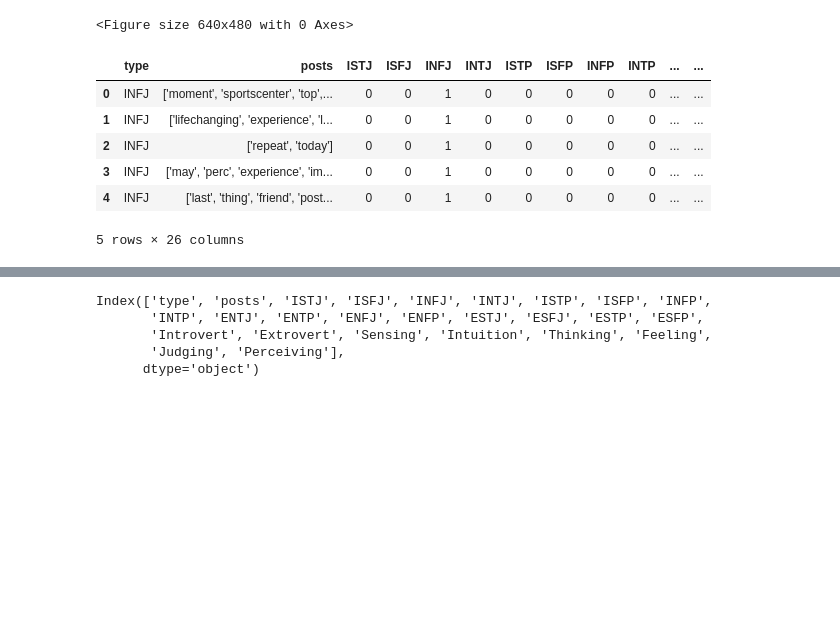
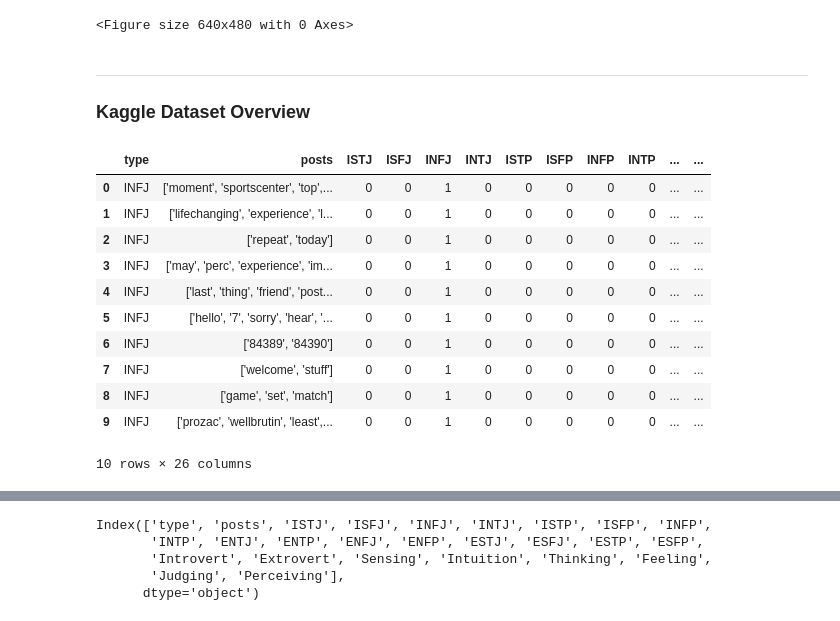
Before and after one commit to alexcyrrr/DATA780-MBTI_PROJECT, a Jupyter notebook: EDA.ipynb, the cells around one changed output, grey strips where cells are left out. Saved outputs shown, nothing was run; the diff lists cells and outputs as text; code cells hidden in the pictures; blank space fills up the shorter version.

```diff
--- a/EDA.ipynb
+++ b/EDA.ipynb
@@ -177,15 +268,21 @@ plt.savefig('images/class_word_distribution.png')
 # %% [output]
 [figure]
 <Figure size 640x480 with 0 Axes>
+# %% [markdown]
+---
+### Kaggle Dataset Overview
 # %%
-# Read kaggle dataset
-kaggle_df = pd.read_csv('data/kaggle_data.csv')
-kaggle_df.head()
+kaggle_df.head(10)
 # %% [output]
 |  | type | posts | ISTJ | ISFJ | INFJ | INTJ | ISTP | ISFP | INFP | INTP | ... | ... |
 | 0 | INFJ | ['moment', 'sportscenter', 'top',... | 0 | 0 | 1 | 0 | 0 | 0 | 0 | 0 | ... | ... |
 | 1 | INFJ | ['lifechanging', 'experience', 'l... | 0 | 0 | 1 | 0 | 0 | 0 | 0 | 0 | ... | ... |
 | 2 | INFJ | ['repeat', 'today'] | 0 | 0 | 1 | 0 | 0 | 0 | 0 | 0 | ... | ... |
 | 3 | INFJ | ['may', 'perc', 'experience', 'im... | 0 | 0 | 1 | 0 | 0 | 0 | 0 | 0 | ... | ... |
 | 4 | INFJ | ['last', 'thing', 'friend', 'post... | 0 | 0 | 1 | 0 | 0 | 0 | 0 | 0 | ... | ... |
+| 5 | INFJ | ['hello', '7', 'sorry', 'hear', '... | 0 | 0 | 1 | 0 | 0 | 0 | 0 | 0 | ... | ... |
+| 6 | INFJ | ['84389', '84390'] | 0 | 0 | 1 | 0 | 0 | 0 | 0 | 0 | ... | ... |
+| 7 | INFJ | ['welcome', 'stuff'] | 0 | 0 | 1 | 0 | 0 | 0 | 0 | 0 | ... | ... |
+| 8 | INFJ | ['game', 'set', 'match'] | 0 | 0 | 1 | 0 | 0 | 0 | 0 | 0 | ... | ... |
+| 9 | INFJ | ['prozac', 'wellbrutin', 'least',... | 0 | 0 | 1 | 0 | 0 | 0 | 0 | 0 | ... | ... |
-5 rows × 26 columns
+10 rows × 26 columns
```
Also changed, not shown: parts of 22 cells of this notebook, 6 other files.
